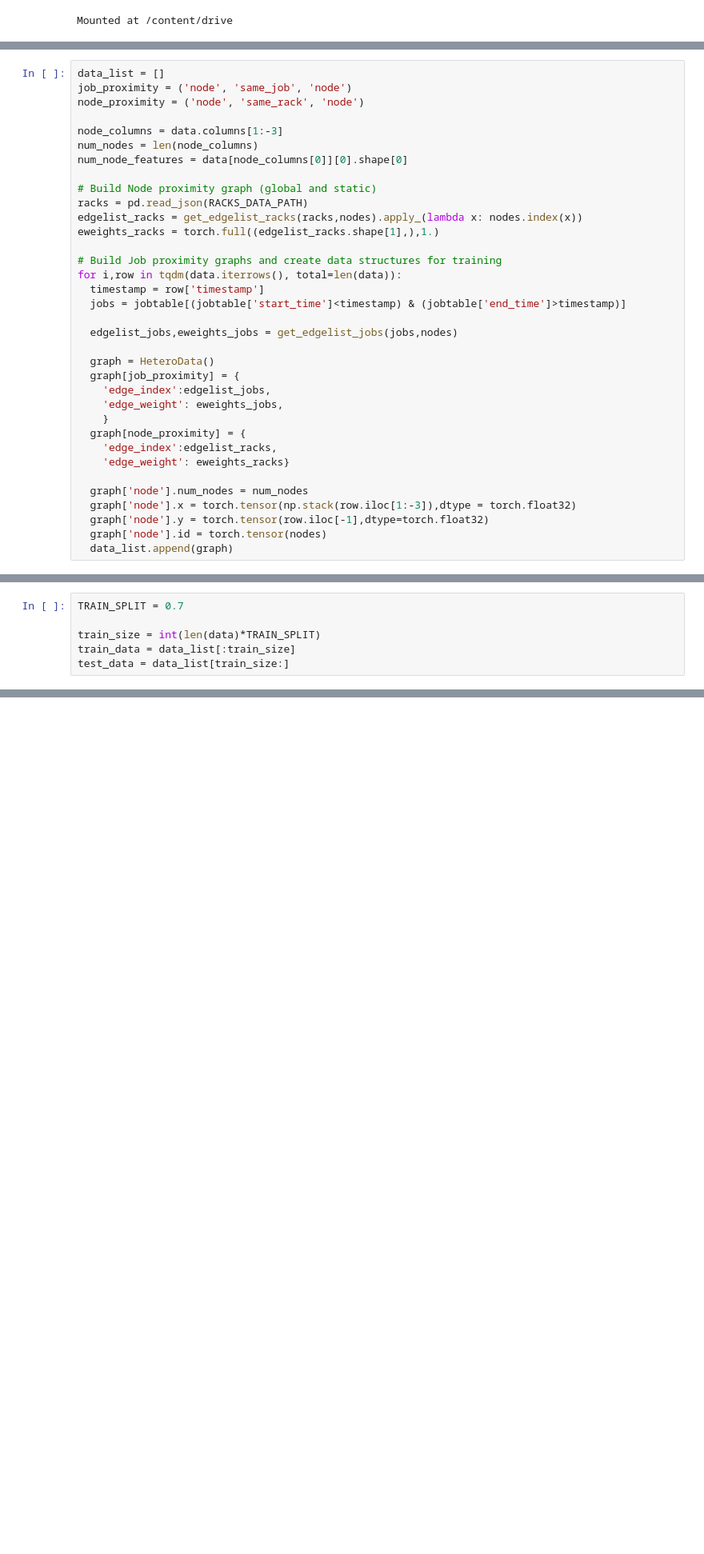
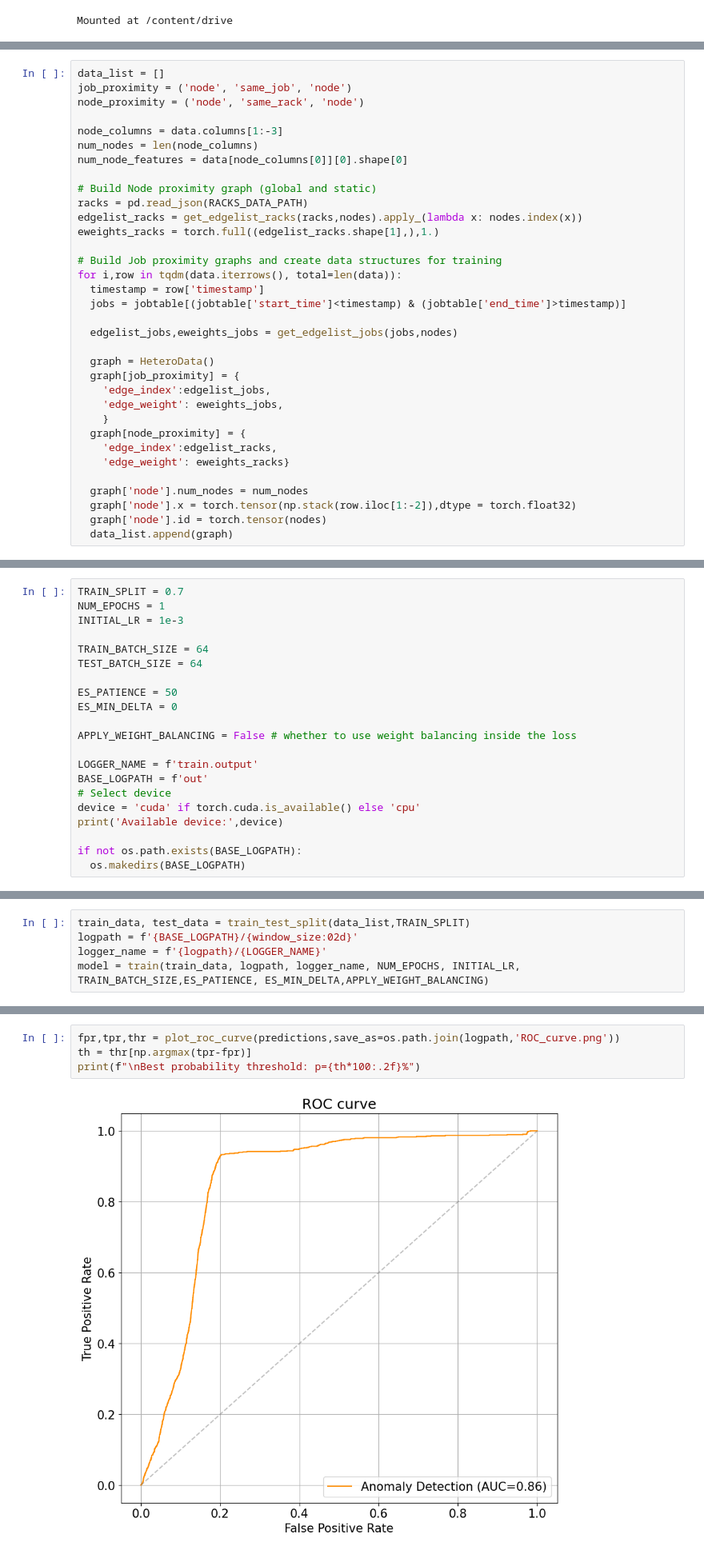
Before and after one commit to drchapman-17/HPCGraphAnomalyDetection, a Jupyter notebook: notebooks/train_GNN_multigraph.ipynb, the cells around one changed output, grey strips where cells are left out. Shown at 80% size. Drawn from its saved outputs; the diff is of its cells as text; blank space fills up the shorter version.

Commit message:
Train with different window sizes

```diff
--- a/notebooks/train_GNN_multigraph.ipynb
+++ b/notebooks/train_GNN_multigraph.ipynb
@@ -131,7 +129,6 @@ for i,row in tqdm(data.iterrows(), total=len(data)):
     'edge_weight': eweights_racks}
 
   graph['node'].num_nodes = num_nodes
-  graph['node'].x = torch.tensor(np.stack(row.iloc[1:-3]),dtype = torch.float32)
-  graph['node'].y = torch.tensor(row.iloc[-1],dtype=torch.float32)
+  graph['node'].x = torch.tensor(np.stack(row.iloc[1:-2]),dtype = torch.float32)
   graph['node'].id = torch.tensor(nodes)
   data_list.append(graph)
@@ -140,9 +135,3 @@ for i,row in tqdm(data.iterrows(), total=len(data)):
-# %%
-TRAIN_SPLIT = 0.7
-
-train_size = int(len(data)*TRAIN_SPLIT)
-train_data = data_list[:train_size]
-test_data = data_list[train_size:]
 # %% [markdown]
 ## Model Definition
 # %%
@@ -429,0 +392,21 @@ test    76306 (98.66%)  1037 (1.34%)
+# %%
+TRAIN_SPLIT = 0.7
+NUM_EPOCHS = 1
+INITIAL_LR = 1e-3
+
+TRAIN_BATCH_SIZE = 64
+TEST_BATCH_SIZE = 64
+
+ES_PATIENCE = 50
+ES_MIN_DELTA = 0
+
+APPLY_WEIGHT_BALANCING = False # whether to use weight balancing inside the loss
+
+LOGGER_NAME = f'train.output'
+BASE_LOGPATH = f'out'
+# Select device
+device = 'cuda' if torch.cuda.is_available() else 'cpu'
+print('Available device:',device)
+
+if not os.path.exists(BASE_LOGPATH):
+  os.makedirs(BASE_LOGPATH)
@@ -429,0 +422,5 @@ test    76306 (98.66%)  1037 (1.34%)
+# %%
+train_data, test_data = train_test_split(data_list,TRAIN_SPLIT)
+logpath = f'{BASE_LOGPATH}/{window_size:02d}'
+logger_name = f'{logpath}/{LOGGER_NAME}'
+model = train(train_data, logpath, logger_name, NUM_EPOCHS, INITIAL_LR, TRAIN_BATCH_SIZE,ES_PATIENCE, ES_MIN_DELTA,APPLY_WEIGHT_BALANCING)
@@ -429,0 +433,6 @@ test    76306 (98.66%)  1037 (1.34%)
+# %%
+fpr,tpr,thr = plot_roc_curve(predictions,save_as=os.path.join(logpath,'ROC_curve.png'))
+th = thr[np.argmax(tpr-fpr)]
+print(f"\nBest probability threshold: p={th*100:.2f}%")
+# %% [output]
+[figure, added]
```
Also changed, not shown: parts of 50 cells of this notebook.
